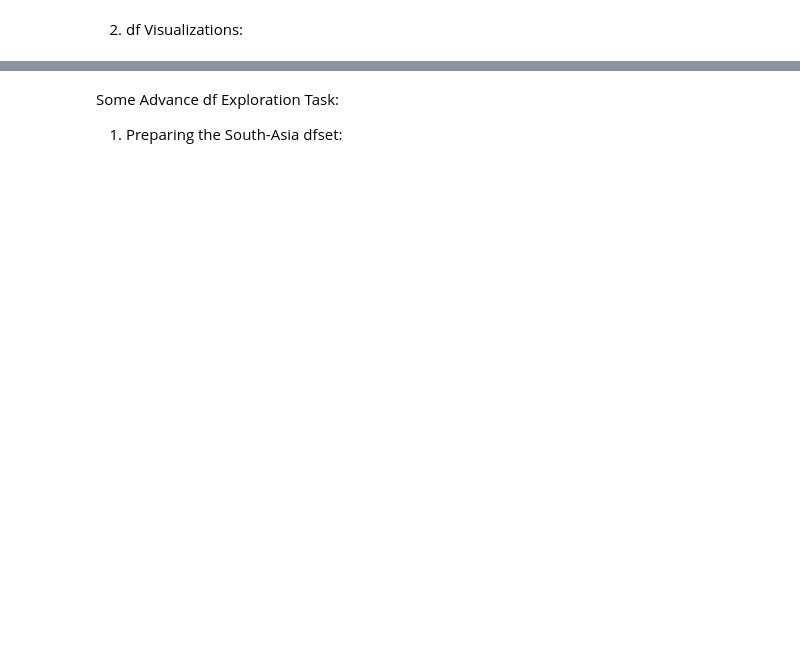
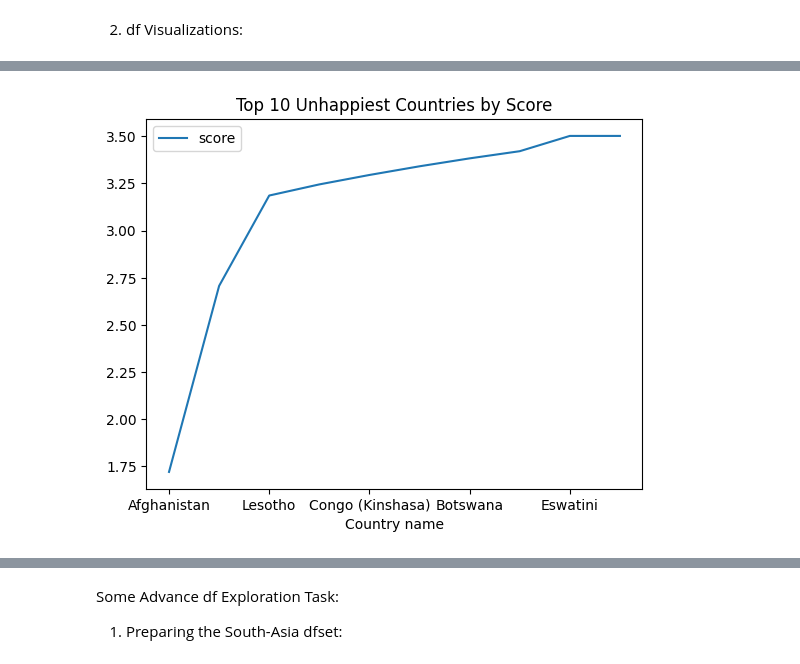
Before and after one commit to aanalala/Concepts-of-AI, a Jupyter notebook: 2418332_Sarthak_K.C._.ipynb, the cells around one changed output, grey strips where cells are left out. Cells and saved outputs as stored; diff of their text form; code cells hidden in the pictures; blank space fills up the shorter version.

```diff
--- a/2418332_Sarthak_K.C._.ipynb
+++ b/2418332_Sarthak_K.C._.ipynb
@@ -29,0 +170,7 @@ ModuleNotFoundError: No module named 'pandas'
+# %%
+# Line Plot: Plot the top 10 unhappiest countries by Score using a Line chart.
+top10UnhappiestCountries = df.sort_values(by='score', ascending=True).head(10)
+top10UnhappiestCountries.plot(x='Country name', y='score', kind='line', title='Top 10 Unhappiest Countries by Score')
+plt.show()
+# %% [output]
+[figure, added]
```
Also changed, not shown: parts of 35 cells of this notebook.
